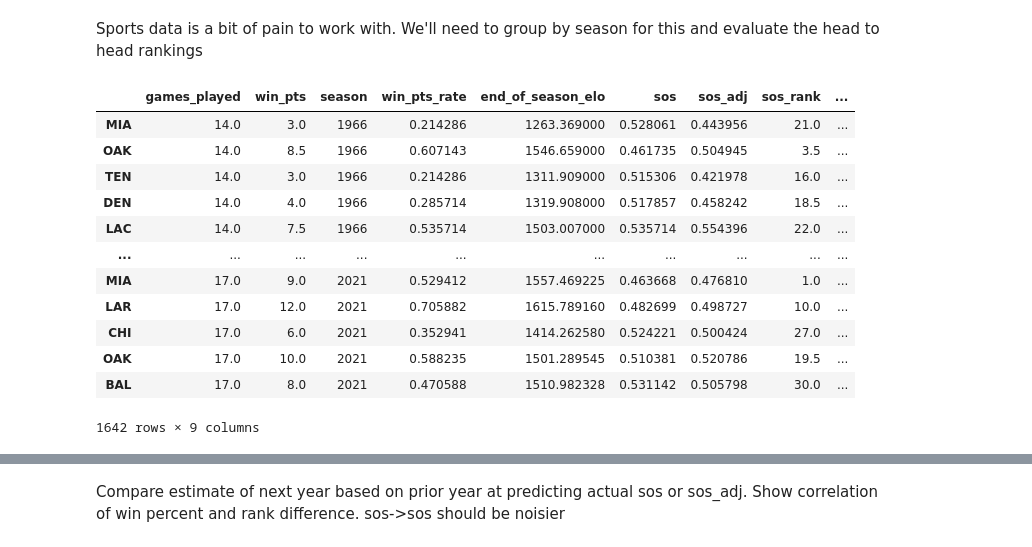
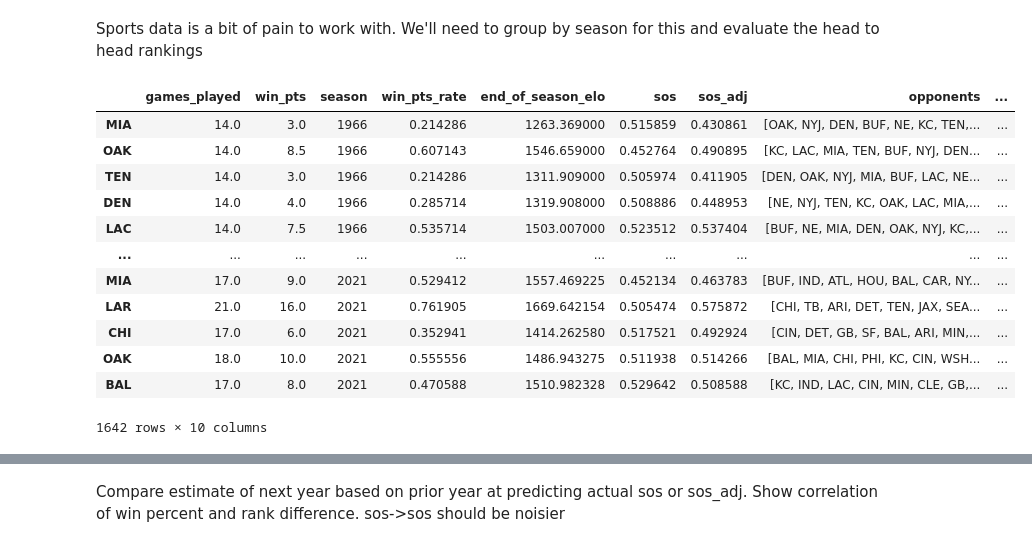
Before and after one commit to rogerfitz/tutorials, a Jupyter notebook: adjusted_strength_of_schedule/0_Strength_of_Schedule_Analysis.ipynb, the cells around one changed output, grey strips where cells are left out. Cells and saved outputs as stored; diff of their text form; code cells hidden in the pictures.

Commit message:
Added more plots and preliminary predictiveness of strength of schedule metrics

```diff
--- a/adjusted_strength_of_schedule/0_Strength_of_Schedule_Analysis.ipynb
+++ b/adjusted_strength_of_schedule/0_Strength_of_Schedule_Analysis.ipynb
@@ -27,7 +27,8 @@ from collections import defaultdict
 import tqdm
 
 season_records=pd.DataFrame()
-for season, season_df in tqdm.tqdm(elo_df[pd.isnull(elo_df['playoff'])].groupby("season")):
+#for season, season_df in tqdm.tqdm(elo_df[pd.isnull(elo_df['playoff'])].groupby("season")):
+for season, season_df in tqdm.tqdm(elo_df.groupby("season")):
 
     win_loss_dict=defaultdict(lambda : defaultdict(int))
     adjustment_dict=defaultdict(lambda : defaultdict(lambda : defaultdict(int)))
@@ -72,48 +73,49 @@ for season, season_df in tqdm.tqdm(elo_df[pd.isnull(elo_df['playoff'])].groupby(
 
           ]).sort_values(by="date").iloc[-1]['elo']
                                                         )
 
     rows=[]
     for team in win_loss_dict.keys():
         adjustments=df.copy()
         opponents=pd.concat([season_df.loc[season_df['team1']==team].rename(columns={
                         "team2": "opponent",
                         }),
 
                             season_df.loc[season_df['team2']==team].rename(columns={
                             "team1": "opponent",
                                 }
                            )
 
                   ])['opponent']
         for opponent in opponents:
             adjustments.loc[opponent,'win_pts']+=adjustment_dict[team][opponent]['win_pts']
             adjustments.loc[opponent, 'games_played']+=adjustment_dict[team][opponent]['games_played']
 
         adjustments['win_pts_rate']=adjustments['win_pts']/adjustments['games_played']
         rows.append({"index": team,
-                     "sos": df.loc[opponents]['win_pts_rate'].mean(),#TODO!! Need to count multiple games against an opponent twice
+                     "sos": df.loc[opponents]['win_pts_rate'].mean(),
                      "sos_adj":adjustments.loc[opponents]['win_pts_rate'].mean(),
+                     "opponents": opponents.tolist()
                     })
     adjusted_rate_df=pd.DataFrame(rows).set_index("index")
-    adjusted_rate_df=adjusted_rate_df.join(adjusted_rate_df.rank(),rsuffix="_rank")#easiest schedule rank
+    adjusted_rate_df=adjusted_rate_df.join(adjusted_rate_df.drop(['opponents'],axis=1).rank(),rsuffix="_rank")#easiest schedule rank
     df=df.join(adjusted_rate_df)
     season_records=pd.concat([season_records,df])
 season_records
 # %% [output]
-|  | games_played | win_pts | season | win_pts_rate | end_of_season_elo | sos | sos_adj | sos_rank | ... |
-| MIA | 14.0 | 3.0 | 1966 | 0.214286 | 1263.369000 | 0.528061 | 0.443956 | 21.0 | ... |
-| OAK | 14.0 | 8.5 | 1966 | 0.607143 | 1546.659000 | 0.461735 | 0.504945 | 3.5 | ... |
-| TEN | 14.0 | 3.0 | 1966 | 0.214286 | 1311.909000 | 0.515306 | 0.421978 | 16.0 | ... |
-| DEN | 14.0 | 4.0 | 1966 | 0.285714 | 1319.908000 | 0.517857 | 0.458242 | 18.5 | ... |
-| LAC | 14.0 | 7.5 | 1966 | 0.535714 | 1503.007000 | 0.535714 | 0.554396 | 22.0 | ... |
+|  | games_played | win_pts | season | win_pts_rate | end_of_season_elo | sos | sos_adj | opponents | ... |
+| MIA | 14.0 | 3.0 | 1966 | 0.214286 | 1263.369000 | 0.515859 | 0.430861 | [OAK, NYJ, DEN, BUF, NE, KC, TEN,... | ... |
+| OAK | 14.0 | 8.5 | 1966 | 0.607143 | 1546.659000 | 0.452764 | 0.490895 | [KC, LAC, MIA, TEN, BUF, NYJ, DEN... | ... |
+| TEN | 14.0 | 3.0 | 1966 | 0.214286 | 1311.909000 | 0.505974 | 0.411905 | [DEN, OAK, NYJ, MIA, BUF, LAC, NE... | ... |
+| DEN | 14.0 | 4.0 | 1966 | 0.285714 | 1319.908000 | 0.508886 | 0.448953 | [NE, NYJ, TEN, KC, OAK, LAC, MIA,... | ... |
+| LAC | 14.0 | 7.5 | 1966 | 0.535714 | 1503.007000 | 0.523512 | 0.537404 | [BUF, NE, MIA, DEN, OAK, NYJ, KC,... | ... |
 | ... | ... | ... | ... | ... | ... | ... | ... | ... | ... |
-| MIA | 17.0 | 9.0 | 2021 | 0.529412 | 1557.469225 | 0.463668 | 0.476810 | 1.0 | ... |
-| LAR | 17.0 | 12.0 | 2021 | 0.705882 | 1615.789160 | 0.482699 | 0.498727 | 10.0 | ... |
-| CHI | 17.0 | 6.0 | 2021 | 0.352941 | 1414.262580 | 0.524221 | 0.500424 | 27.0 | ... |
-| OAK | 17.0 | 10.0 | 2021 | 0.588235 | 1501.289545 | 0.510381 | 0.520786 | 19.5 | ... |
-| BAL | 17.0 | 8.0 | 2021 | 0.470588 | 1510.982328 | 0.531142 | 0.505798 | 30.0 | ... |
+| MIA | 17.0 | 9.0 | 2021 | 0.529412 | 1557.469225 | 0.452134 | 0.463783 | [BUF, IND, ATL, HOU, BAL, CAR, NY... | ... |
+| LAR | 21.0 | 16.0 | 2021 | 0.761905 | 1669.642154 | 0.505474 | 0.575872 | [CHI, TB, ARI, DET, TEN, JAX, SEA... | ... |
+| CHI | 17.0 | 6.0 | 2021 | 0.352941 | 1414.262580 | 0.517521 | 0.492924 | [CIN, DET, GB, SF, BAL, ARI, MIN,... | ... |
+| OAK | 18.0 | 10.0 | 2021 | 0.555556 | 1486.943275 | 0.511938 | 0.514266 | [BAL, MIA, CHI, PHI, KC, CIN, WSH... | ... |
+| BAL | 17.0 | 8.0 | 2021 | 0.470588 | 1510.982328 | 0.529642 | 0.508588 | [KC, IND, LAC, CIN, MIN, CLE, GB,... | ... |
-1642 rows × 9 columns
+1642 rows × 10 columns
 # %%
 season_records[season_records['season']==2021].sort_values(by=["sos_adj"])
 # %% [output]
```
Also changed, not shown: parts of 26 cells of this notebook, 2 other files.
